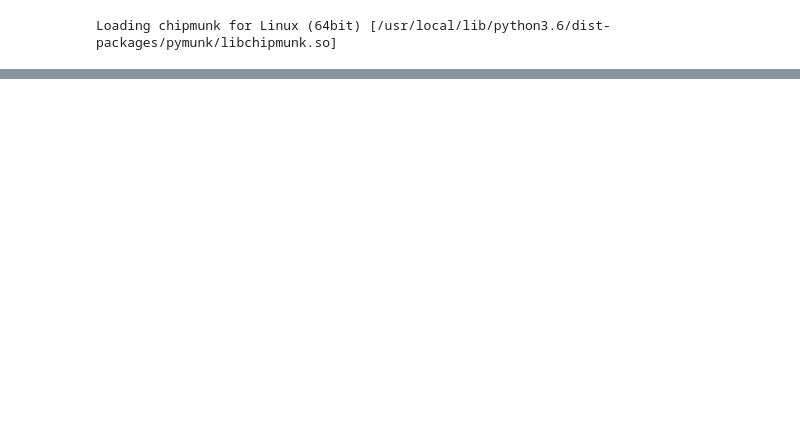
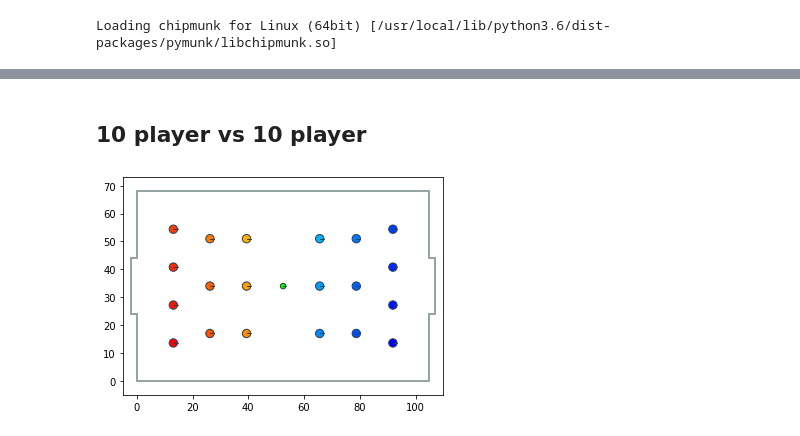
Before and after one commit to yc2454/gym-futbol, a Jupyter notebook: colab_notebook.ipynb, the cells around one changed output, grey strips where cells are left out. Saved outputs shown, nothing was run; the diff lists cells and outputs as text; code cells hidden in the pictures; blank space fills up the shorter version.

```diff
--- a/colab_notebook.ipynb
+++ b/colab_notebook.ipynb
@@ -150,0 +125,7 @@ total_reward
+# %% [markdown]
+## 10 player vs 10 player
+# %%
+env = gym.make("Futbol-v1")
+env.render()
+# %% [output]
+[figure, added]
```
Also changed, not shown: parts of 93 cells of this notebook.
